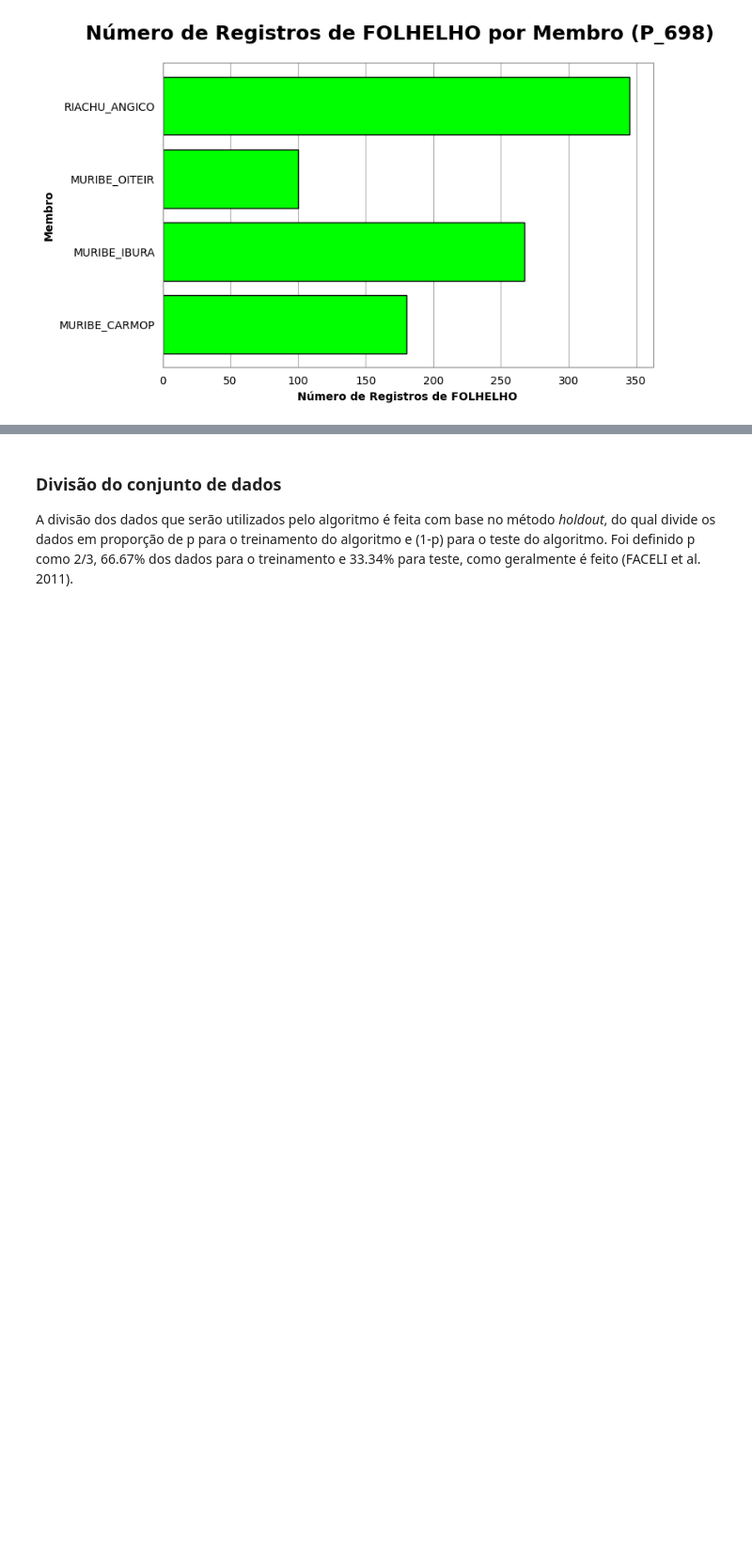
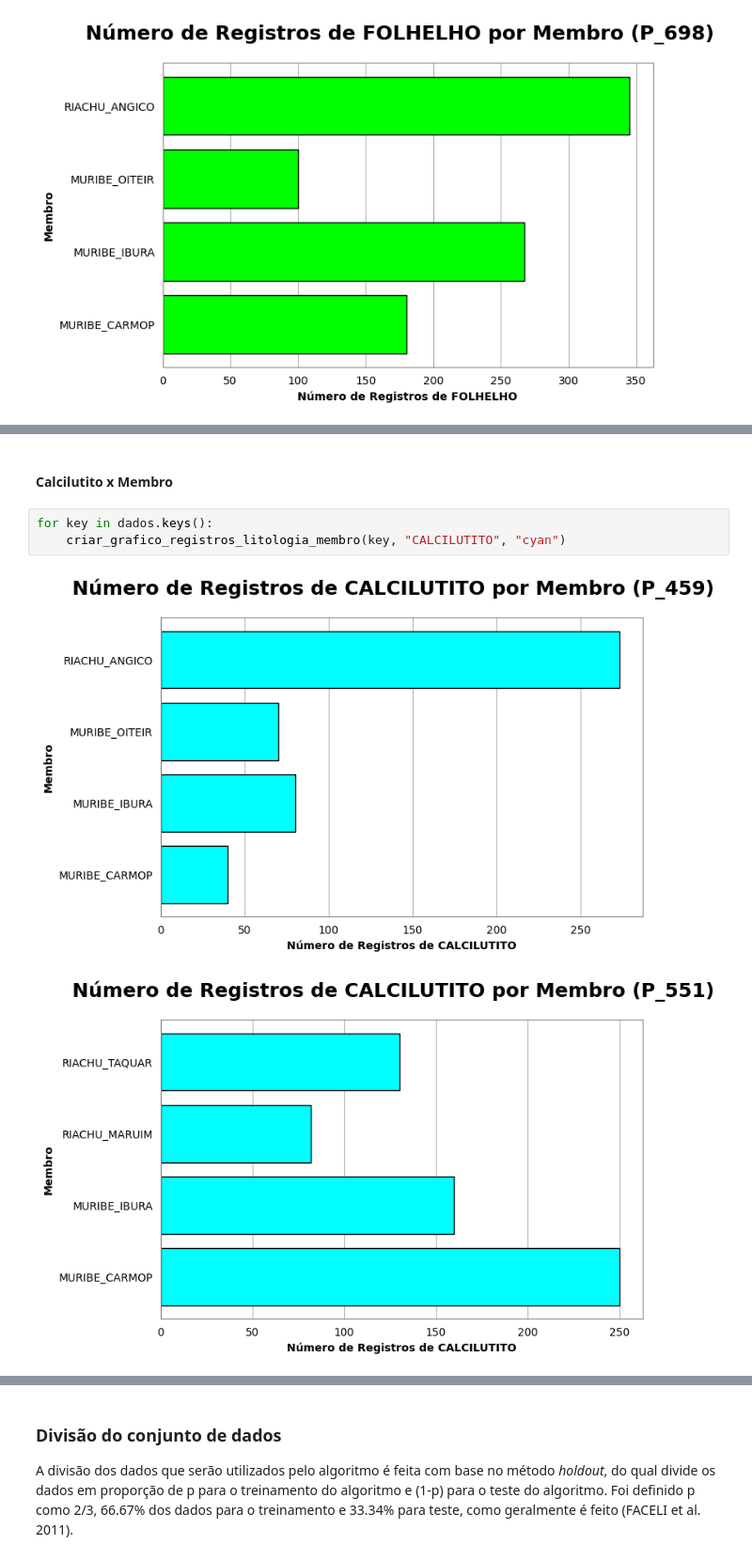
Before and after one commit to rafaseto/lithofacies-classification-from-conventional-well-logs, a Jupyter notebook: treinamento_modelo.ipynb, the cells around one changed output, grey strips where cells are left out. Shown at 94% size. Saved outputs shown, nothing was run; the diff lists cells and outputs as text; blank space fills up the shorter version.

```diff
--- a/treinamento_modelo.ipynb
+++ b/treinamento_modelo.ipynb
@@ -189,0 +207,8 @@ for key in dados.keys():
+# %% [markdown]
+#### Calcilutito x Membro
+# %%
+for key in dados.keys():
+    criar_grafico_registros_litologia_membro(key, "CALCILUTITO", "cyan")
+# %% [output]
+[figure, added]
+[figure, added]
```
Also changed, not shown: parts of 3 cells of this notebook.
